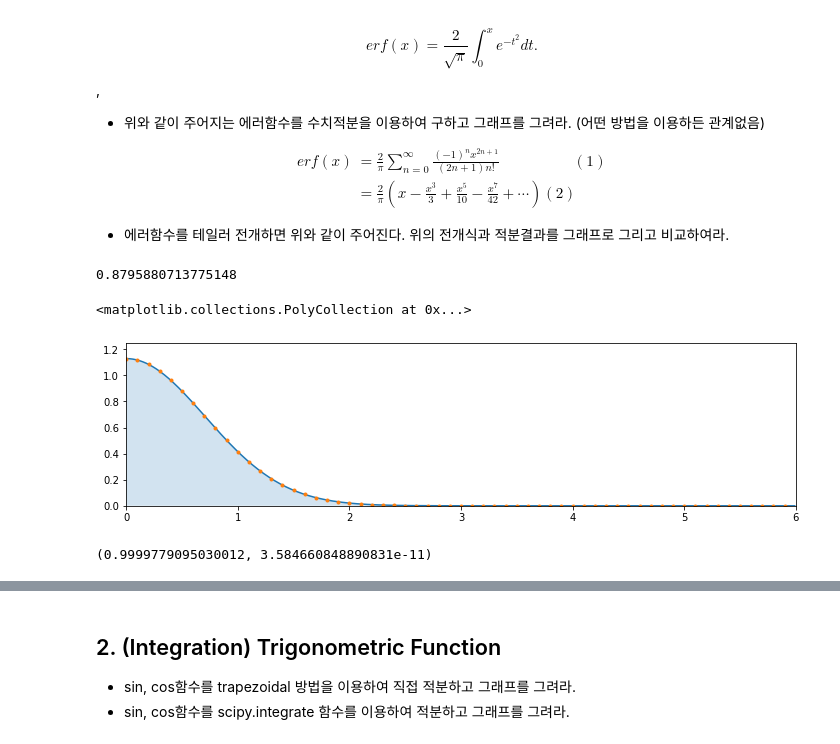
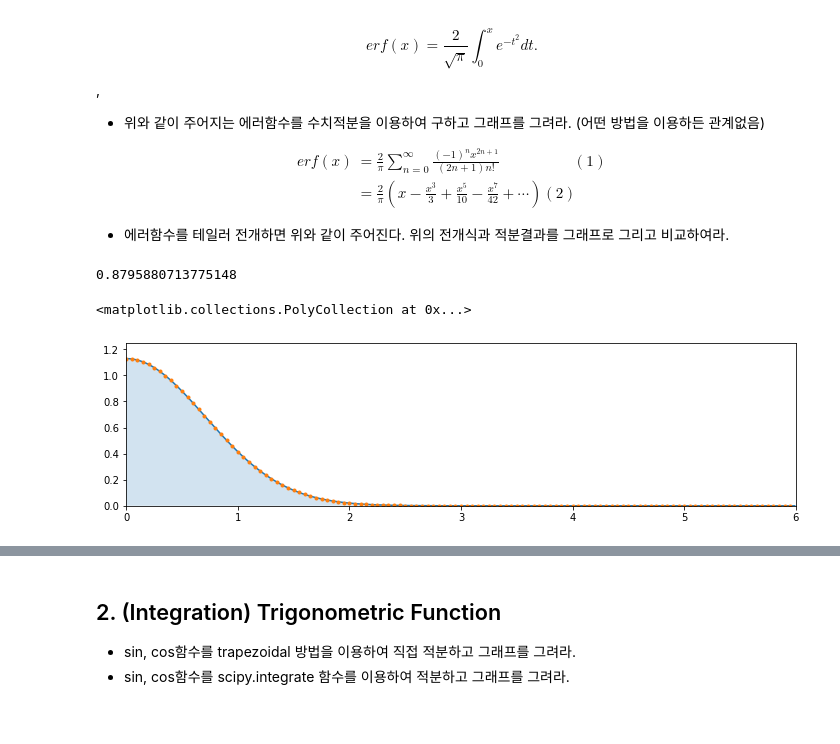
Before and after one commit to pijunseung/2021_cphys1, a Jupyter notebook: hw4.ipynb, the cells around one changed output, grey strips where cells are left out. Cells and saved outputs as stored; diff of their text form; code cells hidden in the pictures.

```diff
--- a/hw4.ipynb
+++ b/hw4.ipynb
@@ -18,30 +19,26 @@ $$
 # %%
 def erf(t):
     return (2/(np.pi)**0.5)*np.exp(-t**2)
 
-def integ(erf,a,x,dt):
+def integ(erf,a,b,dt):
     s, t = 0, a
-    while(t<x):
+    while(t<b):
         s += 0.5*dt*(erf(t+dt)+erf(t))
         t += dt
     return s
 print(integ(erf,0,1,0.1))
 
 x = np.arange(0,6,0.01)
-x1 = np.arange(0,6,0.1)
+x1 = np.arange(0,6,0.05)
 plt.figure(figsize=(12,3));
 plt.xlim(0,6);plt.ylim(0,1.25)
 plt.plot(x,erf(x))
 plt.plot(x1,erf(x1),'.')
 plt.fill_between(x1,erf(x1),alpha=0.2)
 # %% [output]
 0.8795880713775148
 <matplotlib.collections.PolyCollection at 0x...>
-[figure, old version]
+[figure, new version]
-# %%
-integrate.quad(erf,0,3)
-# %% [output]
-(0.9999779095030012, 3.584660848890831e-11)
 # %%
 def facto(n):
     f = 1.0
```
Also changed, not shown: parts of 5 cells of this notebook.
